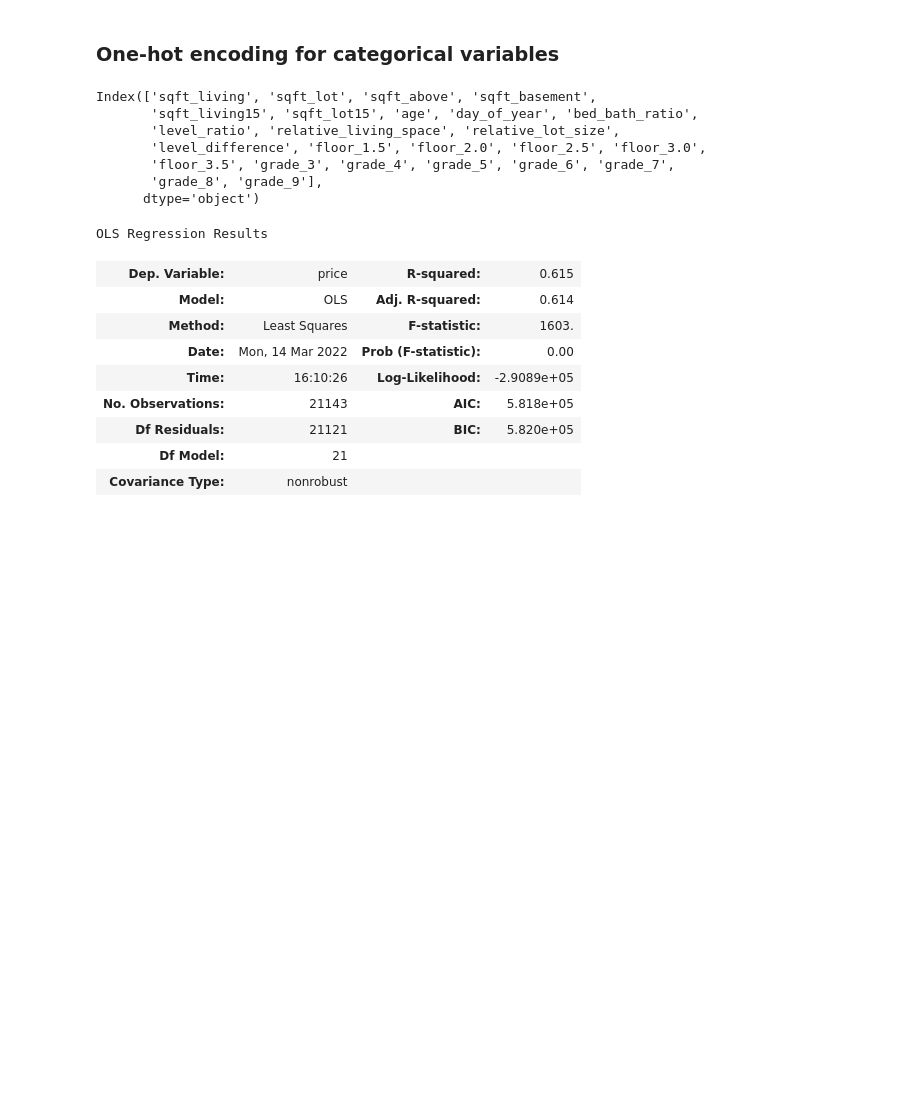
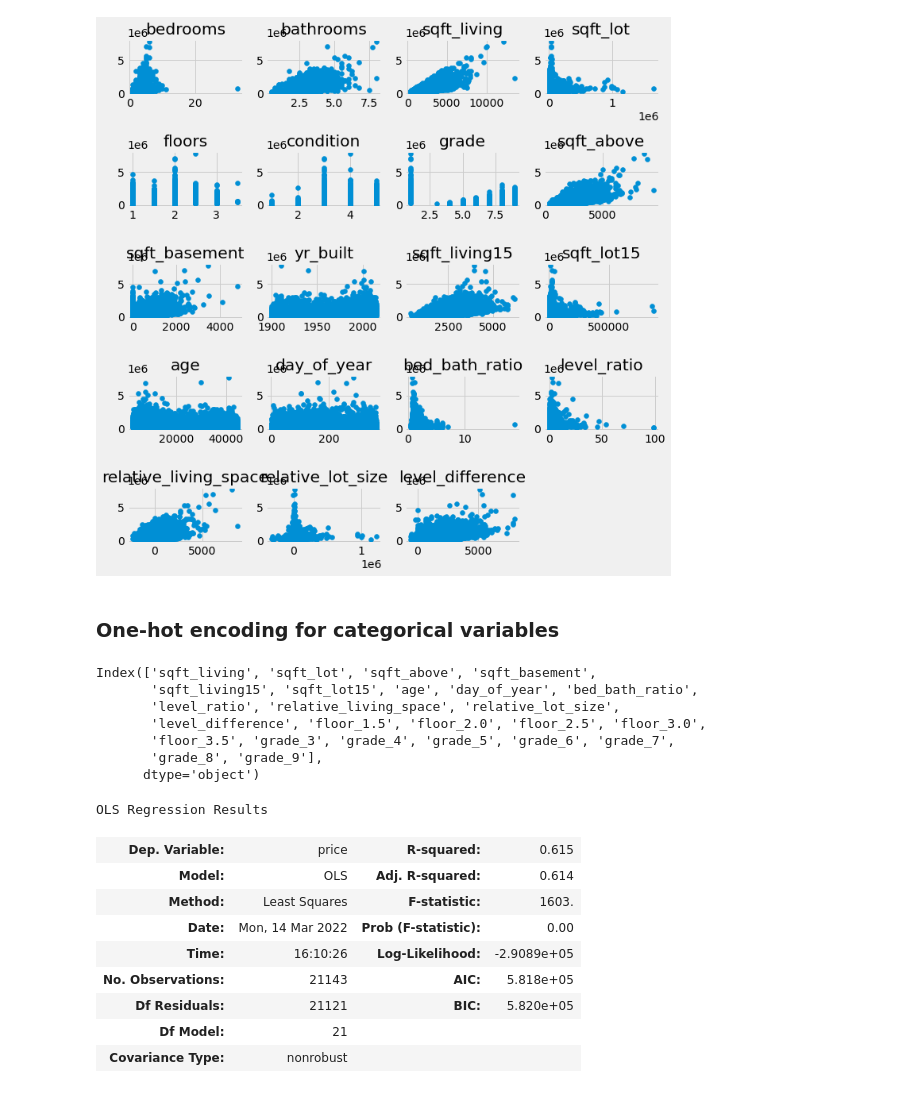
Before and after one commit to Zeth-Abney/Flatiron-school, a Jupyter notebook: phase-2/PROJECT/EDA-two.ipynb, the cells around one changed output. Saved outputs shown, nothing was run; the diff lists cells and outputs as text; code cells hidden in the pictures; blank space fills up the shorter version.

```diff
--- a/phase-2/PROJECT/EDA-two.ipynb
+++ b/phase-2/PROJECT/EDA-two.ipynb
@@ -62,15 +62,17 @@ X_labels = df.columns[1:]
 X = df[X_labels]
 # %%
 # visualize the relationship between the predictors and the target using scatterplots
-# plt.figure(figsize=(10,10))
+plt.figure(figsize=(10,10))
 
-# for idx,label in enumerate(X_labels):
-#     ax = plt.subplot(5,4,idx+1)
-#     plt.scatter(X[label],y)
-#     plt.title(label)
+for idx,label in enumerate(X_labels):
+    ax = plt.subplot(5,4,idx+1)
+    plt.scatter(X[label],y)
+    plt.title(label)
 
-# plt.tight_layout()
-# plt.show()
+plt.tight_layout()
+plt.show()
+# %% [output]
+[figure, added]
 # %%
 # plt.figure(figsize=(10,10))
 
```
Also changed, not shown: 1 other file.
